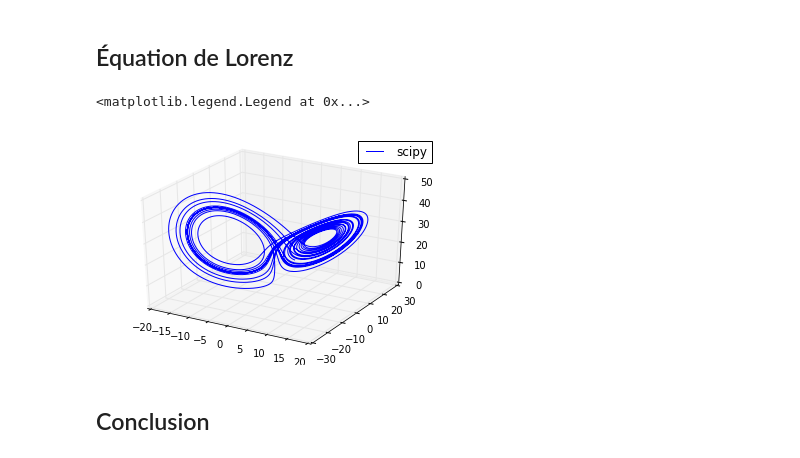
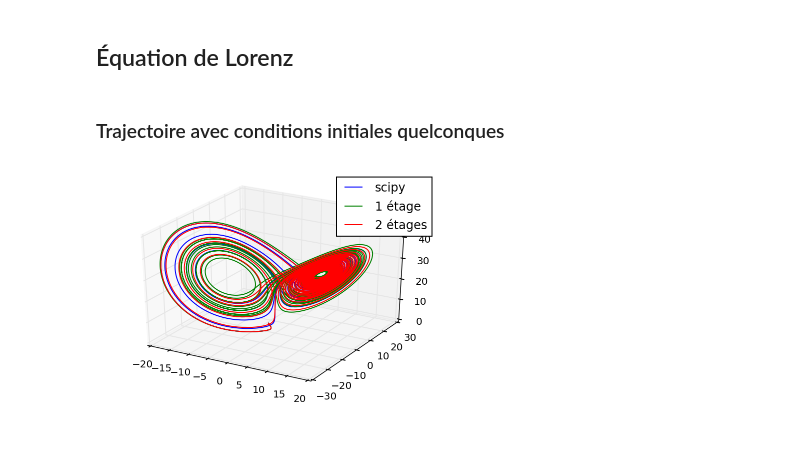
Before and after one commit to dzamlo/tp_edo, a Jupyter notebook: tp_edo.ipynb, the cells around one changed output. Drawn from its saved outputs; the diff is of its cells as text; code cells hidden in the pictures; blank space fills up the shorter version.

```diff
--- a/tp_edo.ipynb
+++ b/tp_edo.ipynb
@@ -126,16 +158,22 @@ y0_lorenz = [-0.9101673912, -1.922121396, 18.18952097]
 lorenz_runge_kutta_1 = runge_kutta_1_etage(lorenz, y0_lorenz, ts_lorenz)
 lorenz_runge_kutta_2 = runge_kutta_2_etages(lorenz, y0_lorenz, ts_lorenz)
 lorenz_scipy = odeint(lorenz, y0_lorenz, ts_lorenz)
-# %%
-from mpl_toolkits.mplot3d import Axes3D
-fig = plt.figure()
-ax = fig.add_subplot(111, projection='3d')
-ax.plot(lorenz_scipy[:, 0], lorenz_scipy[:, 1], lorenz_scipy[:, 2], label="scipy")
-#ax.plot(lorenz_runge_kutta_1[:, 0], lorenz_runge_kutta_1[:, 1], lorenz_runge_kutta_1[:, 2], label="1 étage")
-#ax.plot(lorenz_runge_kutta_2[:, 0], lorenz_runge_kutta_2[:, 1], lorenz_runge_kutta_2[:, 2], label="2 étages")
-ax.legend()
-# %% [output]
-<matplotlib.legend.Legend at 0x...>
-[figure, removed]
-# %% [markdown]
-## Conclusion
+# %%
+from mpl_toolkits.mplot3d import Axes3D
+def draw_lorenz(y0, ts, fns = [odeint, runge_kutta_1_etage, runge_kutta_2_etages], labels = ["scipy", "1 étage", "2 étages"], title=None):
+    values = map(lambda fn: fn(lorenz, y0, ts), fns)
+    fig = plt.figure()
+    ax = fig.add_subplot(111, projection='3d')
+    for label,value in zip(labels, values):
+        ax.plot(value[:, 0], value[:, 1], value[:, 2], label=label)
+    ax.legend(loc='best')
+    if title is not None:
+        ax.set_title(title)
+# %% [markdown]
+### Trajectoire avec conditions initiales quelconques
+# %%
+y0_lorenz = np.random.rand(3)*10-5 # valeurs aléatoires entre -5 et 5
+ts_lorenz = delta_t_to_ts(0.001, tmax=30)
+draw_lorenz(y0_lorenz, ts_lorenz)
+# %% [output]
+[figure, added]
```
Also changed, not shown: parts of 20 cells of this notebook.
